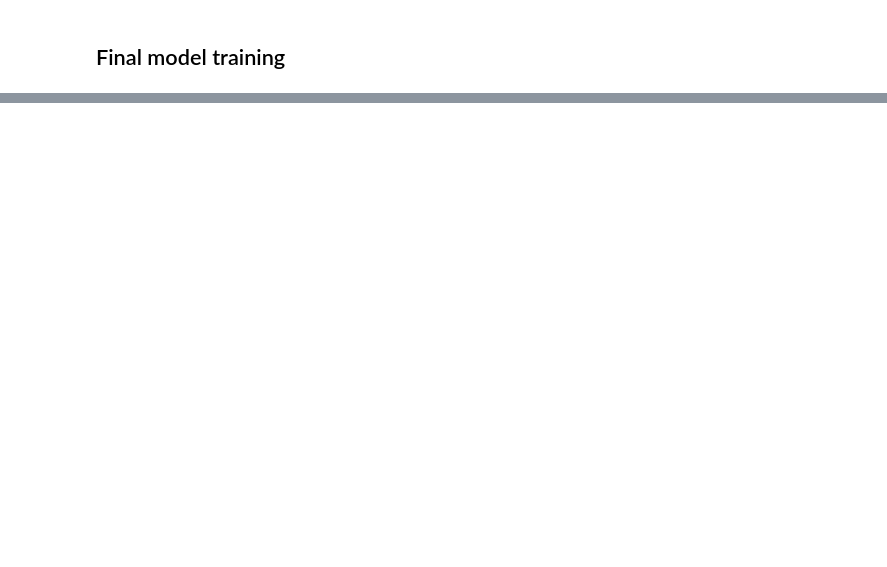
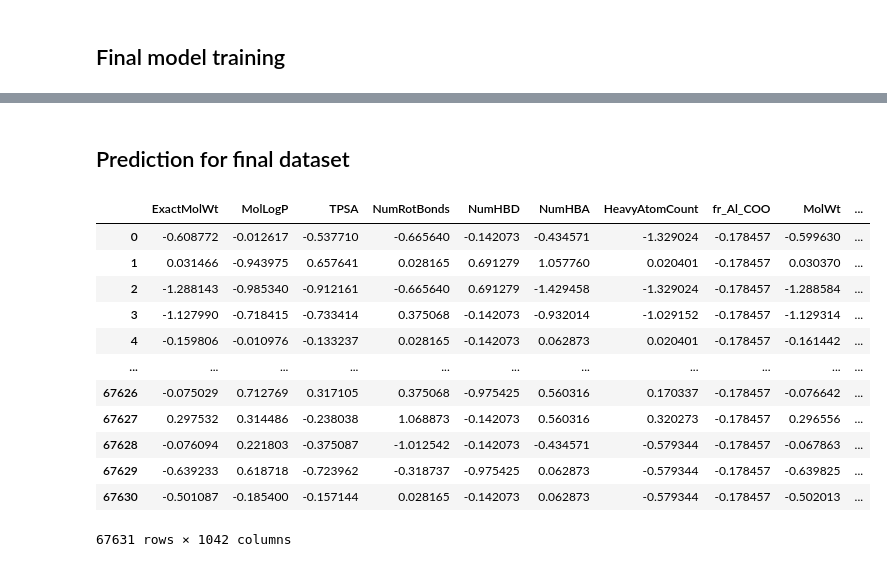
Before and after one commit to shoshano/Programing_for_data_science, a Jupyter notebook: Assignment4/model_selections.ipynb, the cells around one changed output, grey strips where cells are left out. Saved outputs shown, nothing was run; the diff lists cells and outputs as text; code cells hidden in the pictures; blank space fills up the shorter version.

```diff
--- a/Assignment4/model_selections.ipynb
+++ b/Assignment4/model_selections.ipynb
@@ -822,0 +572,24 @@ AssertionError:
+# %% [markdown]
+## Prediction for final dataset
+# %%
+test_smiles_1024_path = os.path.join("S:\\KTH\\Programing_for_data_science\\preprocessed_smiles_testdata1024.csv")
+test_smiles_128_path = os.path.join("S:\\KTH\\Programing_for_data_science\\preprocessed_smiles_testdata128.csv")
+# %%
+test_smiles_1024 = pd.read_csv(test_smiles_1024_path)
+test_smiles_128 = pd.read_csv(test_smiles_128_path)
+# %%
+test_smiles_1024
+# %% [output]
+|  | ExactMolWt | MolLogP | TPSA | NumRotBonds | NumHBD | NumHBA | HeavyAtomCount | fr_Al_COO | MolWt | ... |
+| 0 | -0.608772 | -0.012617 | -0.537710 | -0.665640 | -0.142073 | -0.434571 | -1.329024 | -0.178457 | -0.599630 | ... |
+| 1 | 0.031466 | -0.943975 | 0.657641 | 0.028165 | 0.691279 | 1.057760 | 0.020401 | -0.178457 | 0.030370 | ... |
+| 2 | -1.288143 | -0.985340 | -0.912161 | -0.665640 | 0.691279 | -1.429458 | -1.329024 | -0.178457 | -1.288584 | ... |
+| 3 | -1.127990 | -0.718415 | -0.733414 | 0.375068 | -0.142073 | -0.932014 | -1.029152 | -0.178457 | -1.129314 | ... |
+| 4 | -0.159806 | -0.010976 | -0.133237 | 0.028165 | -0.142073 | 0.062873 | 0.020401 | -0.178457 | -0.161442 | ... |
+| ... | ... | ... | ... | ... | ... | ... | ... | ... | ... | ... |
+| 67626 | -0.075029 | 0.712769 | 0.317105 | 0.375068 | -0.975425 | 0.560316 | 0.170337 | -0.178457 | -0.076642 | ... |
+| 67627 | 0.297532 | 0.314486 | -0.238038 | 1.068873 | -0.142073 | 0.560316 | 0.320273 | -0.178457 | 0.296556 | ... |
+| 67628 | -0.076094 | 0.221803 | -0.375087 | -1.012542 | -0.142073 | -0.434571 | -0.579344 | -0.178457 | -0.067863 | ... |
+| 67629 | -0.639233 | 0.618718 | -0.723962 | -0.318737 | -0.975425 | 0.062873 | -0.579344 | -0.178457 | -0.639825 | ... |
+| 67630 | -0.501087 | -0.185400 | -0.157144 | 0.028165 | -0.142073 | 0.062873 | -0.579344 | -0.178457 | -0.502013 | ... |
+67631 rows × 1042 columns
```
Also changed, not shown: parts of 86 cells of this notebook, 8 other files.
